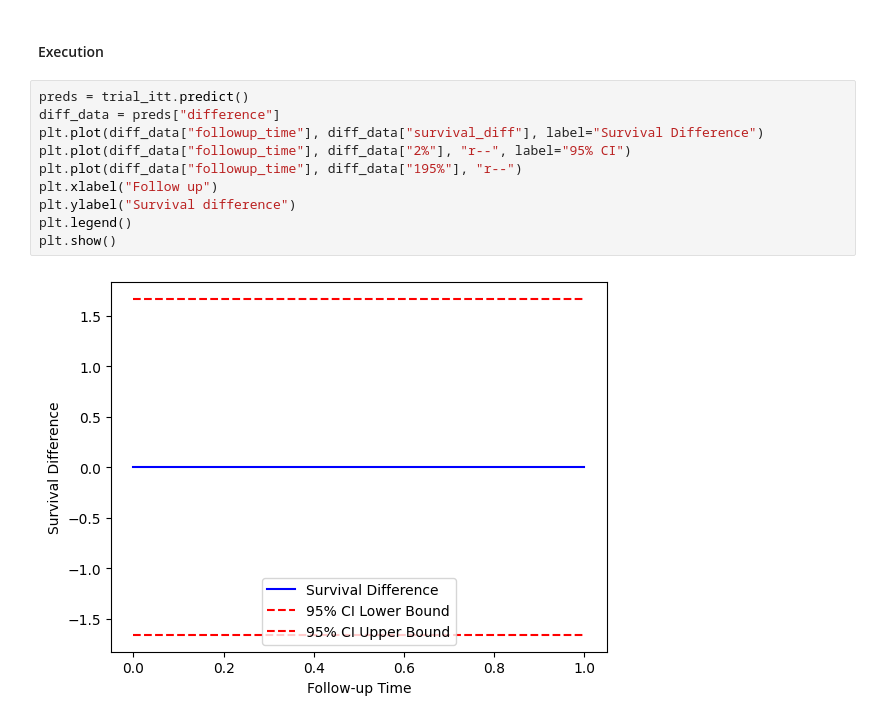
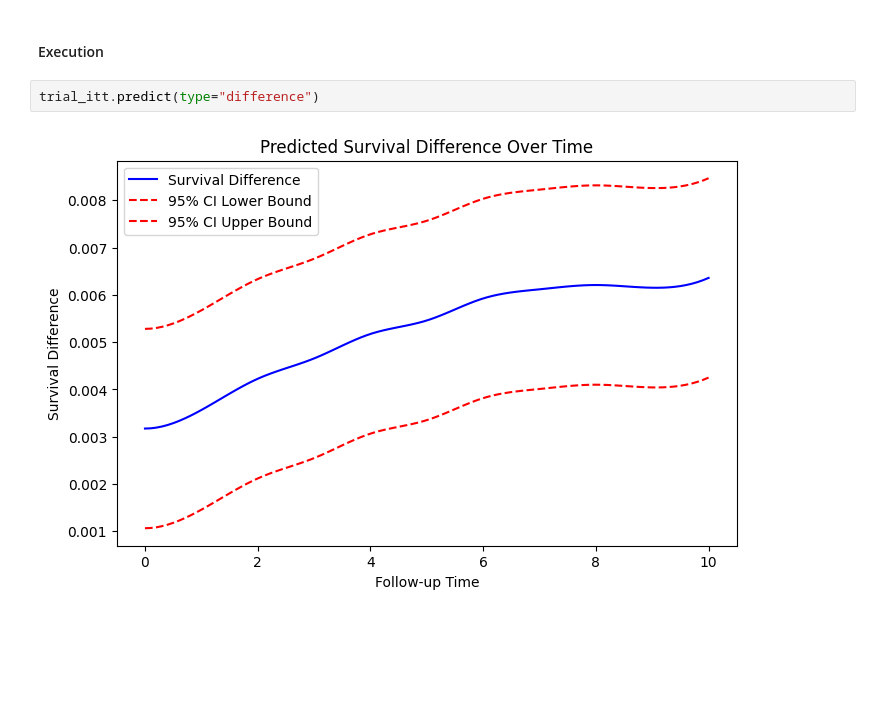
Before and after one commit to CedRaf/Target-Trial-Emulation, a Jupyter notebook: TTE-v1.ipynb, the cells around one changed output. Saved outputs shown, nothing was run; the diff lists cells and outputs as text; blank space fills up the shorter version.

```diff
--- a/TTE-v1.ipynb
+++ b/TTE-v1.ipynb
@@ -966,14 +932,6 @@ TrialSequence.predict = predict
 # %% [markdown]
 #### Execution
-# %%
-preds = trial_itt.predict()
-diff_data = preds["difference"]
-plt.plot(diff_data["followup_time"], diff_data["survival_diff"], label="Survival Difference")
-plt.plot(diff_data["followup_time"], diff_data["2%"], "r--", label="95% CI")
-plt.plot(diff_data["followup_time"], diff_data["195%"], "r--")
-plt.xlabel("Follow up")
-plt.ylabel("Survival difference")
-plt.legend()
-plt.show()
-# %% [output]
-[figure, removed]
+# %%
+trial_itt.predict(type="difference")
+# %% [output]
+[figure, added]
```
Also changed, not shown: parts of 10 cells of this notebook, 3 other files.
